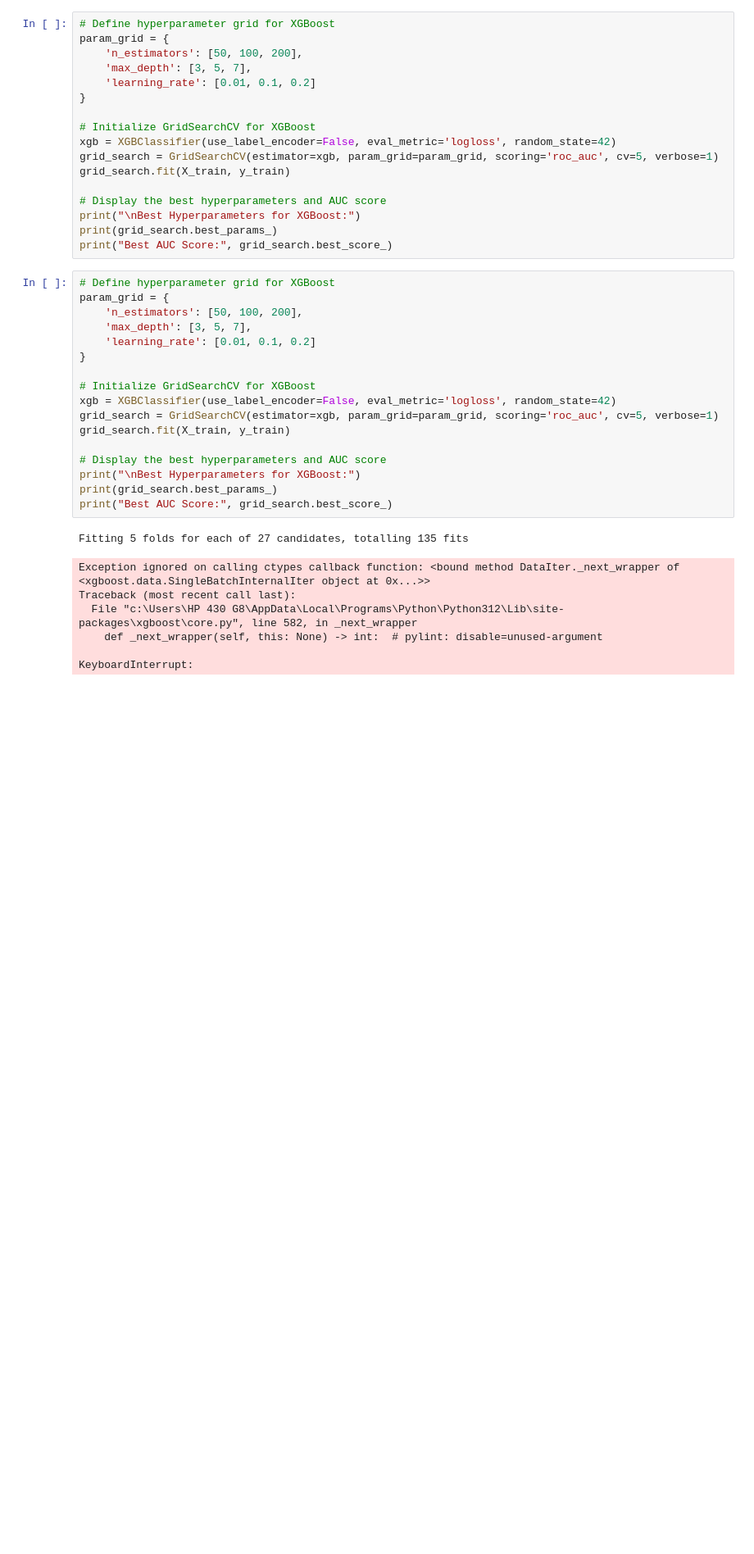
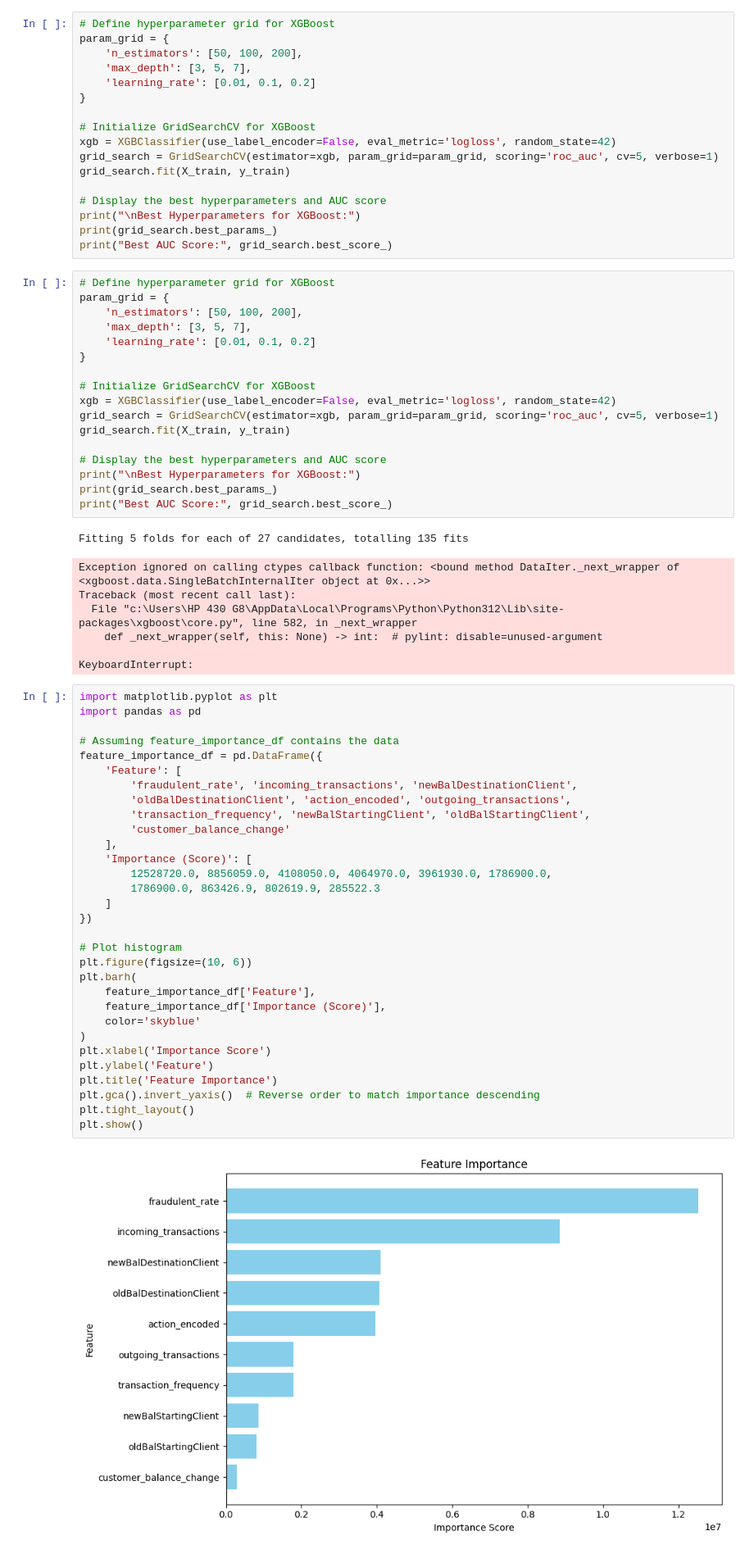
Before and after one commit to skizza8/Machine-Learning-Model-to-detect-Refund-Fraud-in-Mobile-Money, a Jupyter notebook: Copy_of_Refund_Fraud_detection_8.ipynb, the cells around one changed output. Shown at 82% size. Saved outputs shown, nothing was run; the diff lists cells and outputs as text; blank space fills up the shorter version.

Commit message:
Added Histogram

```diff
--- a/Copy_of_Refund_Fraud_detection_8.ipynb
+++ b/Copy_of_Refund_Fraud_detection_8.ipynb
@@ -564,3 +564,36 @@ Traceback (most recent call last):
     def _next_wrapper(self, this: None) -> int:  # pylint: disable=unused-argument
 
 KeyboardInterrupt:
+# %%
+import matplotlib.pyplot as plt
+import pandas as pd
+
+# Assuming feature_importance_df contains the data
+feature_importance_df = pd.DataFrame({
+    'Feature': [
+        'fraudulent_rate', 'incoming_transactions', 'newBalDestinationClient',
+        'oldBalDestinationClient', 'action_encoded', 'outgoing_transactions',
+        'transaction_frequency', 'newBalStartingClient', 'oldBalStartingClient',
+        'customer_balance_change'
+    ],
+    'Importance (Score)': [
+        12528720.0, 8856059.0, 4108050.0, 4064970.0, 3961930.0, 1786900.0,
+        1786900.0, 863426.9, 802619.9, 285522.3
+    ]
+})
+
+# Plot histogram
+plt.figure(figsize=(10, 6))
+plt.barh(
+    feature_importance_df['Feature'],
+    feature_importance_df['Importance (Score)'],
+    color='skyblue'
+)
+plt.xlabel('Importance Score')
+plt.ylabel('Feature')
+plt.title('Feature Importance')
+plt.gca().invert_yaxis()  # Reverse order to match importance descending
+plt.tight_layout()
+plt.show()
+# %% [output]
+[figure, added]
```
